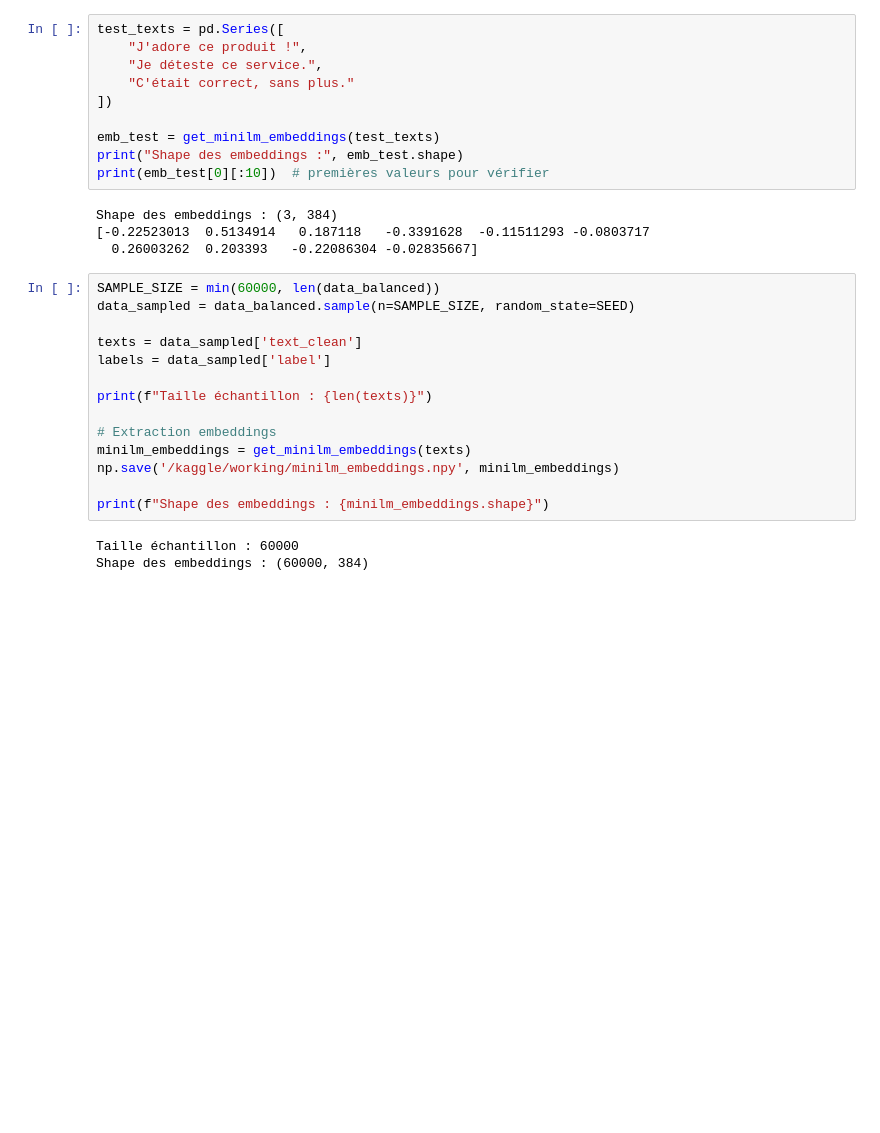
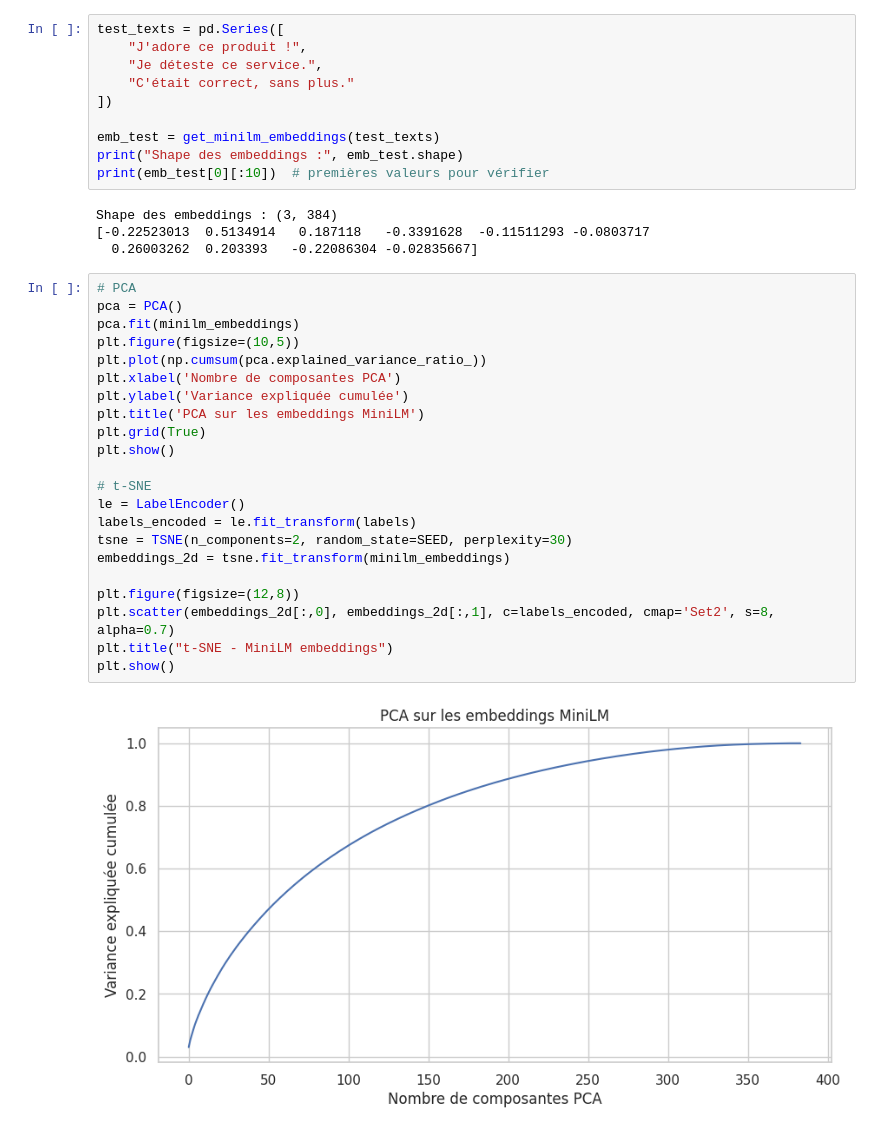
Before and after one commit to malek-messaoudii/MiniLM-Embedding, a Jupyter notebook: minilm-embedding.ipynb, the cells around one changed output. Saved outputs shown, nothing was run; the diff lists cells and outputs as text; blank space fills up the shorter version.

Commit message:
MiniLM-Embedding | Add model

```diff
--- a/minilm-embedding.ipynb
+++ b/minilm-embedding.ipynb
@@ -234,20 +238,27 @@ print(emb_test[0][:10])  # premières valeurs pour vérifier
 Shape des embeddings : (3, 384)
 [-0.22523013  0.5134914   0.187118   -0.3391628  -0.11511293 -0.0803717
   0.26003262  0.203393   -0.22086304 -0.02835667]
-# %%
-SAMPLE_SIZE = min(60000, len(data_balanced))
-data_sampled = data_balanced.sample(n=SAMPLE_SIZE, random_state=SEED)
-
-texts = data_sampled['text_clean']
-labels = data_sampled['label']
-
-print(f"Taille échantillon : {len(texts)}")
-
-# Extraction embeddings
-minilm_embeddings = get_minilm_embeddings(texts)
-np.save('/kaggle/working/minilm_embeddings.npy', minilm_embeddings)
-
-print(f"Shape des embeddings : {minilm_embeddings.shape}")
-# %% [output]
-Taille échantillon : 60000
-Shape des embeddings : (60000, 384)
+# %%
+# PCA
+pca = PCA()
+pca.fit(minilm_embeddings)
+plt.figure(figsize=(10,5))
+plt.plot(np.cumsum(pca.explained_variance_ratio_))
+plt.xlabel('Nombre de composantes PCA')
+plt.ylabel('Variance expliquée cumulée')
+plt.title('PCA sur les embeddings MiniLM')
+plt.grid(True)
+plt.show()
+
+# t-SNE
+le = LabelEncoder()
+labels_encoded = le.fit_transform(labels)
+tsne = TSNE(n_components=2, random_state=SEED, perplexity=30)
+embeddings_2d = tsne.fit_transform(minilm_embeddings)
+
+plt.figure(figsize=(12,8))
+plt.scatter(embeddings_2d[:,0], embeddings_2d[:,1], c=labels_encoded, cmap='Set2', s=8, alpha=0.7)
+plt.title("t-SNE - MiniLM embeddings")
+plt.show()
+# %% [output]
+[figure, added]
```
Also changed, not shown: parts of 7 cells of this notebook.
